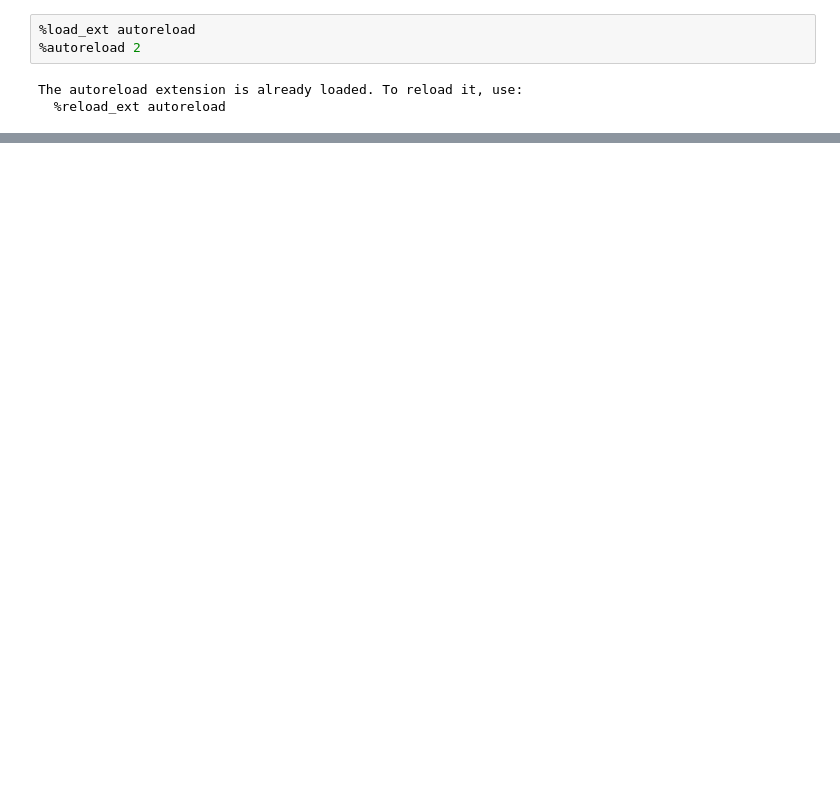
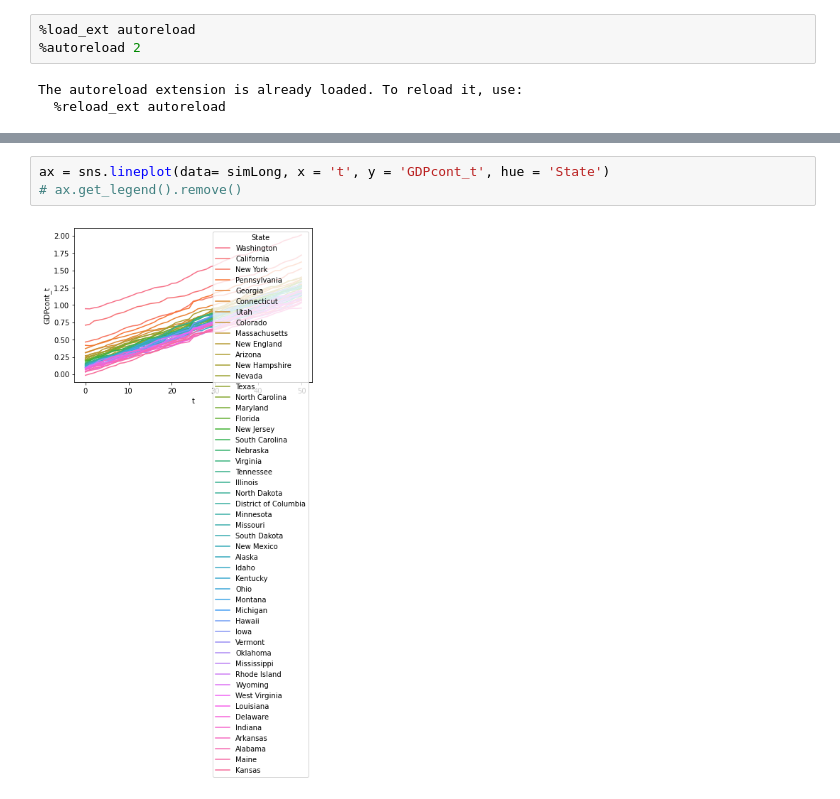
Before and after one commit to GondekNP/TreatmentBiasInvestigator, a Jupyter notebook: setup.ipynb, the cells around one changed output, grey strips where cells are left out. Saved outputs shown, nothing was run; the diff lists cells and outputs as text; blank space fills up the shorter version.

```diff
--- a/setup.ipynb
+++ b/setup.ipynb
@@ -25,0 +110,5 @@ treatment_years = simDat.loc[:,['State', 'treatment_year']].set_index('State')
+# %%
+ax = sns.lineplot(data= simLong, x = 't', y = 'GDPcont_t', hue = 'State')
+# ax.get_legend().remove()
+# %% [output]
+[figure, added]
```
Also changed, not shown: parts of 17 cells of this notebook, 5 other files.
